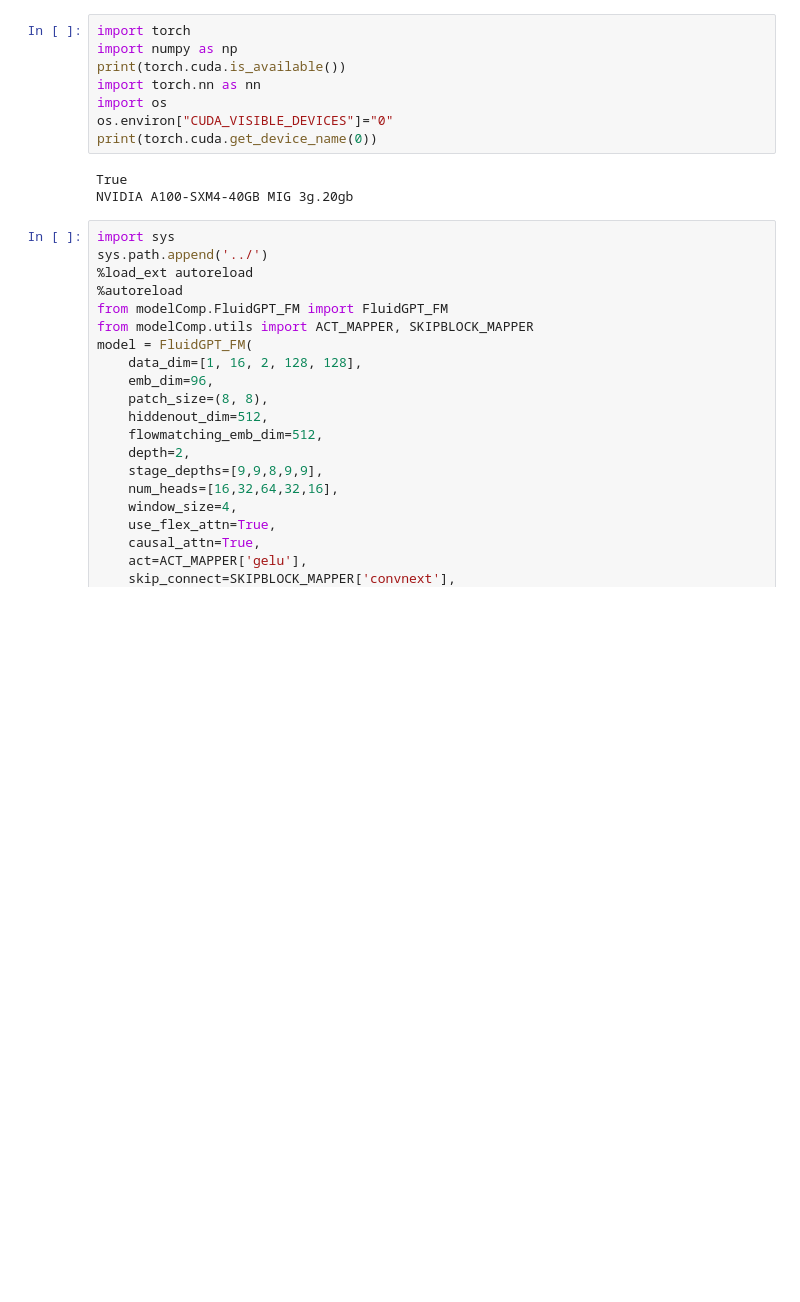
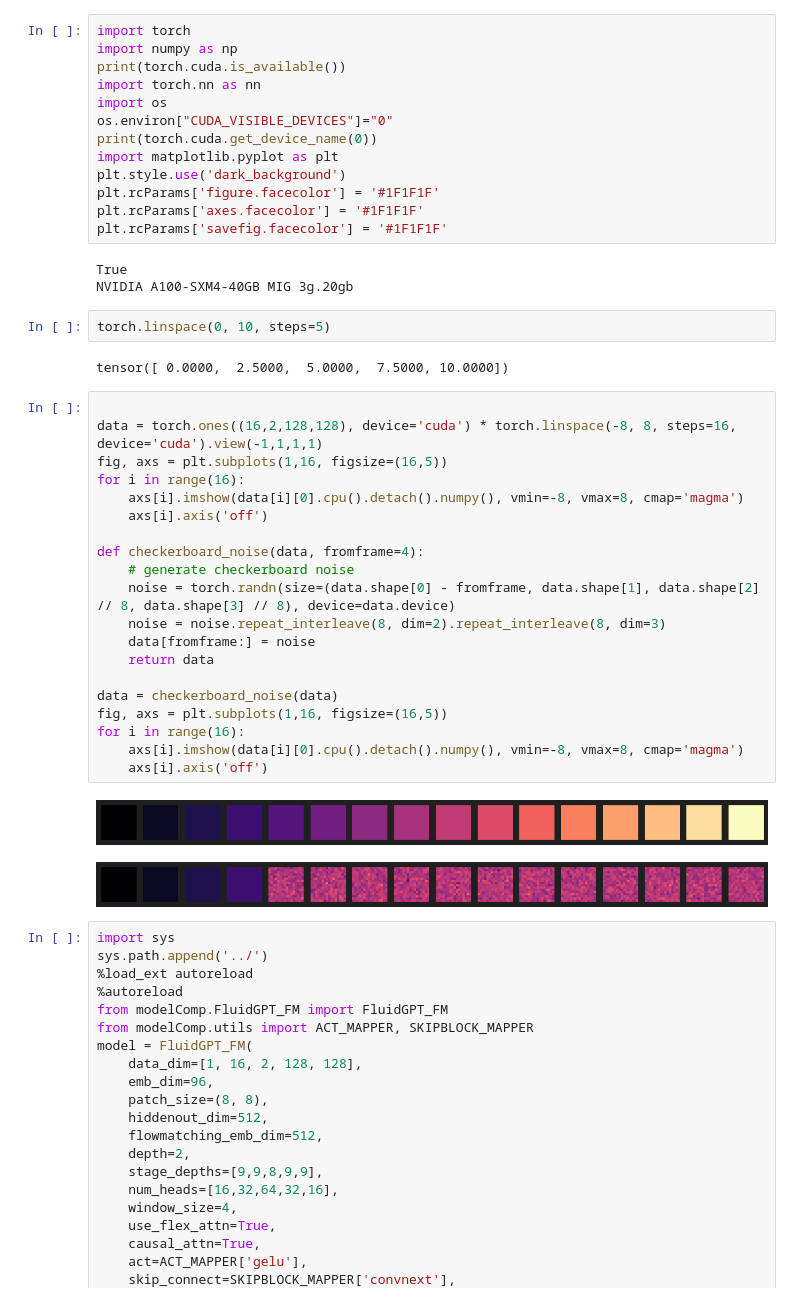
Before and after one commit to tpharmsen/FluidGPT, a Jupyter notebook: src/scripts/smallTests.ipynb, the cells around one changed output. Drawn from its saved outputs; the diff is of its cells as text; blank space fills up the shorter version.

Commit message:
checkerboard noise gen

```diff
--- a/src/scripts/smallTests.ipynb
+++ b/src/scripts/smallTests.ipynb
@@ -6,9 +6,41 @@ import torch.nn as nn
 import os
 os.environ["CUDA_VISIBLE_DEVICES"]="0"
 print(torch.cuda.get_device_name(0))
+import matplotlib.pyplot as plt
+plt.style.use('dark_background')
+plt.rcParams['figure.facecolor'] = '#1F1F1F'
+plt.rcParams['axes.facecolor'] = '#1F1F1F'
+plt.rcParams['savefig.facecolor'] = '#1F1F1F'
 # %% [output]
 True
 NVIDIA A100-SXM4-40GB MIG 3g.20gb
+# %%
+torch.linspace(0, 10, steps=5)
+# %% [output]
+tensor([ 0.0000,  2.5000,  5.0000,  7.5000, 10.0000])
+# %%
+
+data = torch.ones((16,2,128,128), device='cuda') * torch.linspace(-8, 8, steps=16, device='cuda').view(-1,1,1,1)
+fig, axs = plt.subplots(1,16, figsize=(16,5))
+for i in range(16):
+    axs[i].imshow(data[i][0].cpu().detach().numpy(), vmin=-8, vmax=8, cmap='magma')
+    axs[i].axis('off')
+
+def checkerboard_noise(data, fromframe=4):
+    # generate checkerboard noise
+    noise = torch.randn(size=(data.shape[0] - fromframe, data.shape[1], data.shape[2] // 8, data.shape[3] // 8), device=data.device)
+    noise = noise.repeat_interleave(8, dim=2).repeat_interleave(8, dim=3)
+    data[fromframe:] = noise
+    return data
+
+data = checkerboard_noise(data)
+fig, axs = plt.subplots(1,16, figsize=(16,5))
+for i in range(16):
+    axs[i].imshow(data[i][0].cpu().detach().numpy(), vmin=-8, vmax=8, cmap='magma')
+    axs[i].axis('off')
+# %% [output]
+[figure, added]
+[figure, added]
 # %%
 import sys
 sys.path.append('../')
```
Also changed, not shown: 1 other file.
